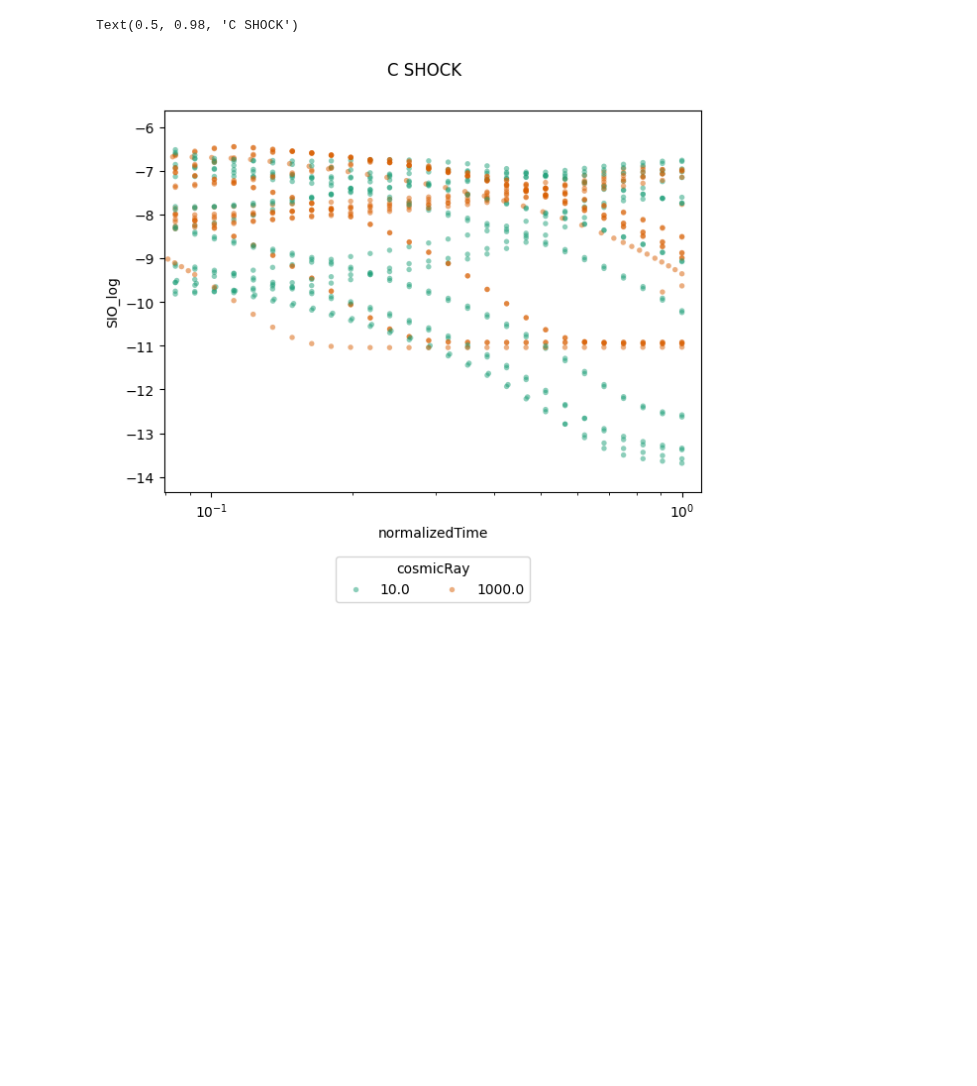
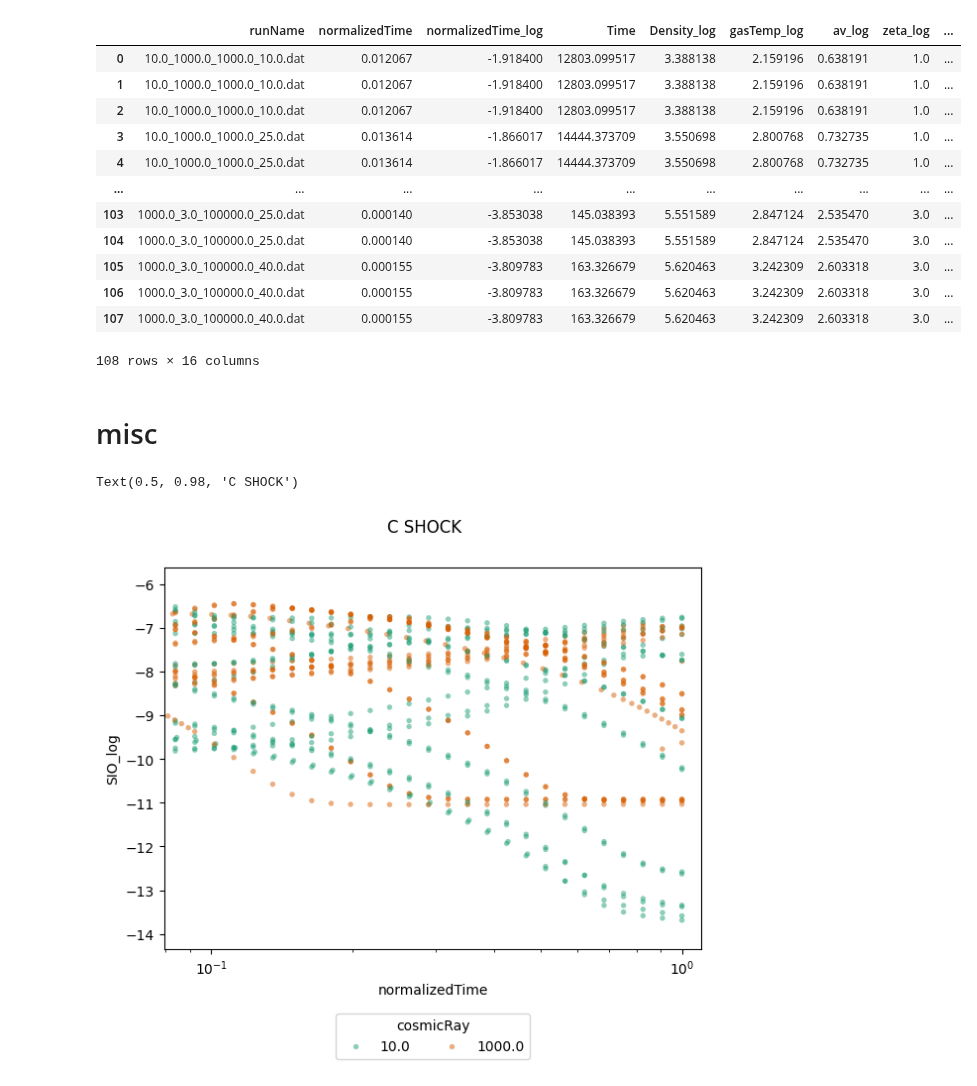
Before and after one commit to georgina-sampson/LEAPS-2024, a Jupyter notebook: Analysis/analysis.ipynb, the cells around one changed output. Drawn from its saved outputs; the diff is of its cells as text; code cells hidden in the pictures; blank space fills up the shorter version.

Commit message:
AbundancePlots

```diff
--- a/Analysis/analysis.ipynb
+++ b/Analysis/analysis.ipynb
@@ -4,6 +4,53 @@ import pandas as pd
 import numpy as np
 import matplotlib.pyplot as plt
 import seaborn as sns
+# %%
+folder = constants.folder
+nameBase= "folder.format('AbundancePlots/')"
+
+physical = constants.physical
+species= constants.species
+# %%
+singleDf=True
+tipo=constants.SHOCK
+df= Plotting.buildDataframe(tipo, folder, physical, species)
+# %%
+dfFinal=df.loc[df['gasTemp'] > 15].groupby(['runName']+constants.initparams[tipo],as_index=False)[['normalizedTime','Time']+physical[tipo]+species].mean()
+for prop in physical[tipo]+species+['normalizedTime','Time']:
+    with np.errstate(divide='ignore'): dfFinal[f'{prop}_log']=np.log10(dfFinal[prop])
+
+
+campos=['runName','normalizedTime','normalizedTime_log','Time']+[f'{prop}_log' for prop in physical[tipo]]+constants.initparams[tipo]
+if not singleDf: campos.append('tipo')
+especies=[prop+'_log' for prop in species]
+
+tDic=dict([(key, []) for key in campos+['abundance_log', 'species']])
+for i in dfFinal.index:
+    for spec in especies:
+        tDic['abundance_log'].append(dfFinal.at[i,spec])
+        tDic['species'].append(spec)
+        for c in campos:
+            tDic[c].append(dfFinal.at[i,c])
+
+resu=pd.DataFrame(tDic)
+# %%
+resu
+# %% [output]
+|  | runName | normalizedTime | normalizedTime_log | Time | Density_log | gasTemp_log | av_log | zeta_log | ... |
+| 0 | 10.0_1000.0_1000.0_10.0.dat | 0.012067 | -1.918400 | 12803.099517 | 3.388138 | 2.159196 | 0.638191 | 1.0 | ... |
+| 1 | 10.0_1000.0_1000.0_10.0.dat | 0.012067 | -1.918400 | 12803.099517 | 3.388138 | 2.159196 | 0.638191 | 1.0 | ... |
+| 2 | 10.0_1000.0_1000.0_10.0.dat | 0.012067 | -1.918400 | 12803.099517 | 3.388138 | 2.159196 | 0.638191 | 1.0 | ... |
+| 3 | 10.0_1000.0_1000.0_25.0.dat | 0.013614 | -1.866017 | 14444.373709 | 3.550698 | 2.800768 | 0.732735 | 1.0 | ... |
+| 4 | 10.0_1000.0_1000.0_25.0.dat | 0.013614 | -1.866017 | 14444.373709 | 3.550698 | 2.800768 | 0.732735 | 1.0 | ... |
+| ... | ... | ... | ... | ... | ... | ... | ... | ... | ... |
+| 103 | 1000.0_3.0_100000.0_25.0.dat | 0.000140 | -3.853038 | 145.038393 | 5.551589 | 2.847124 | 2.535470 | 3.0 | ... |
+| 104 | 1000.0_3.0_100000.0_25.0.dat | 0.000140 | -3.853038 | 145.038393 | 5.551589 | 2.847124 | 2.535470 | 3.0 | ... |
+| 105 | 1000.0_3.0_100000.0_40.0.dat | 0.000155 | -3.809783 | 163.326679 | 5.620463 | 3.242309 | 2.603318 | 3.0 | ... |
+| 106 | 1000.0_3.0_100000.0_40.0.dat | 0.000155 | -3.809783 | 163.326679 | 5.620463 | 3.242309 | 2.603318 | 3.0 | ... |
+| 107 | 1000.0_3.0_100000.0_40.0.dat | 0.000155 | -3.809783 | 163.326679 | 5.620463 | 3.242309 | 2.603318 | 3.0 | ... |
+108 rows × 16 columns
+# %% [markdown]
+# misc
 # %%
 def checkFile(filePath):
     if not os.path.exists(filePath):
```
Also changed, not shown: 29 other files.
